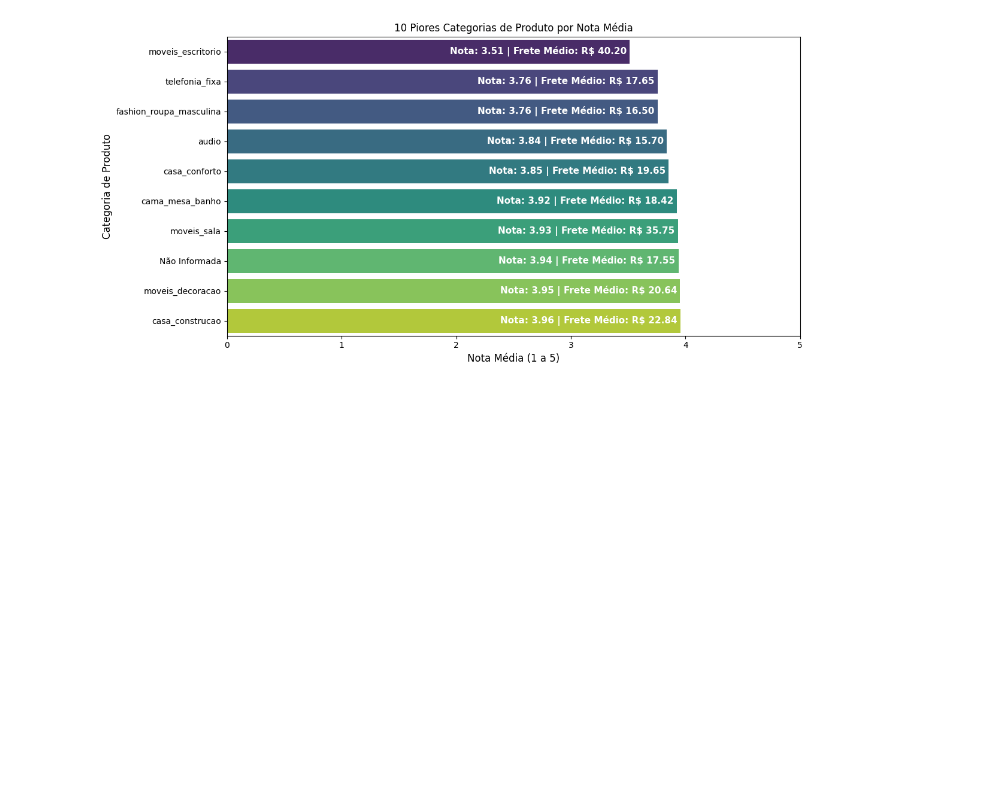
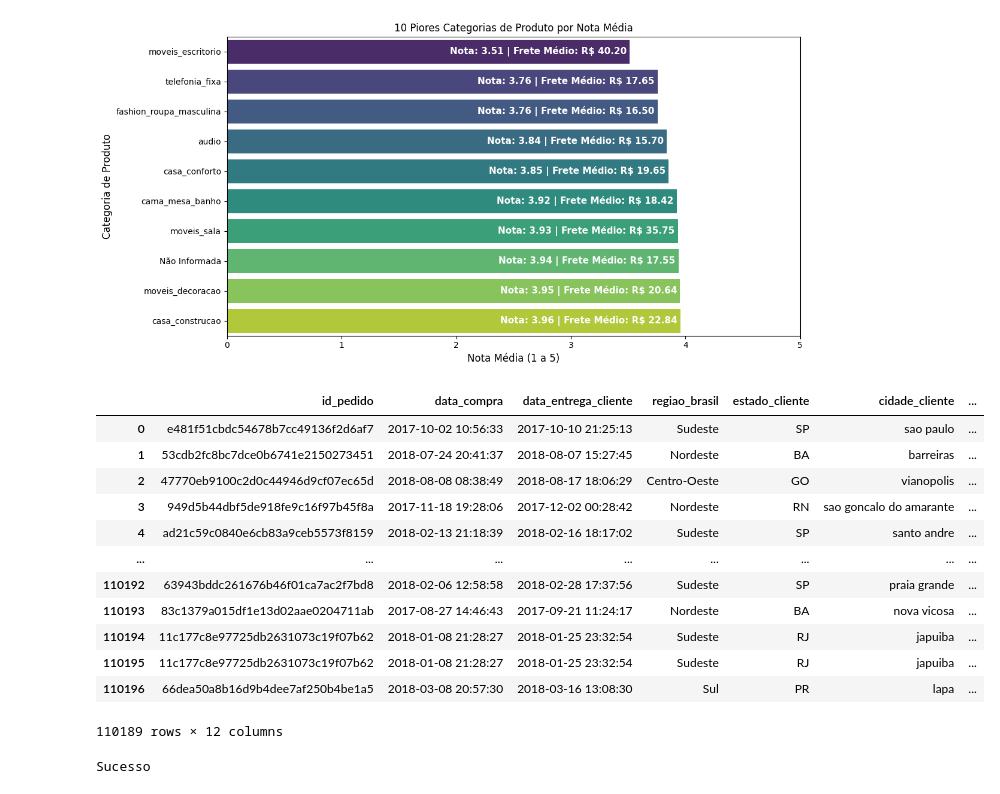
Before and after one commit to prkalva10/Collab, a Jupyter notebook: Analise_Dados_FINAL_Olist.ipynb, the cells around one changed output. Cells and saved outputs as stored; diff of their text form; code cells hidden in the pictures; blank space fills up the shorter version.

```diff
--- a/Analise_Dados_FINAL_Olist.ipynb
+++ b/Analise_Dados_FINAL_Olist.ipynb
@@ -674,3 +674,41 @@ Passing `palette` without assigning `hue` is deprecated and will be removed in v
 
   ax1 = sns.barplot(x='nota_media', y='categoria_produto', data=piores_categorias, palette='viridis', orient='h')
 [figure]
+# %%
+####### Finalização #######
+
+###### EXPORTAÇÃO DO DATAFRAME FINAL #####
+
+# df_main.info()
+
+# 1. Seleção das colunas estratégicas:
+
+colunas_estrategicas = ['id_pedido',
+                        'data_compra',
+                        'data_entrega_cliente',
+                        'regiao_brasil',
+                        'estado_cliente',
+                        'cidade_cliente',
+                        'categoria_produto',
+                        'preco_produto',
+                        'valor_frete',
+                        'nota_avaliacao',
+                        'atrazo_entrega_dias',
+                        'faixa_atraso']
+
+df_estrategico = df_main[colunas_estrategicas].copy()
+df_estrategico
+# %% [output]
+|  | id_pedido | data_compra | data_entrega_cliente | regiao_brasil | estado_cliente | cidade_cliente | ... |
+| 0 | e481f51cbdc54678b7cc49136f2d6af7 | 2017-10-02 10:56:33 | 2017-10-10 21:25:13 | Sudeste | SP | sao paulo | ... |
+| 1 | 53cdb2fc8bc7dce0b6741e2150273451 | 2018-07-24 20:41:37 | 2018-08-07 15:27:45 | Nordeste | BA | barreiras | ... |
+| 2 | 47770eb9100c2d0c44946d9cf07ec65d | 2018-08-08 08:38:49 | 2018-08-17 18:06:29 | Centro-Oeste | GO | vianopolis | ... |
+| 3 | 949d5b44dbf5de918fe9c16f97b45f8a | 2017-11-18 19:28:06 | 2017-12-02 00:28:42 | Nordeste | RN | sao goncalo do amarante | ... |
+| 4 | ad21c59c0840e6cb83a9ceb5573f8159 | 2018-02-13 21:18:39 | 2018-02-16 18:17:02 | Sudeste | SP | santo andre | ... |
+| ... | ... | ... | ... | ... | ... | ... | ... |
+| 110192 | 63943bddc261676b46f01ca7ac2f7bd8 | 2018-02-06 12:58:58 | 2018-02-28 17:37:56 | Sudeste | SP | praia grande | ... |
+| 110193 | 83c1379a015df1e13d02aae0204711ab | 2017-08-27 14:46:43 | 2017-09-21 11:24:17 | Nordeste | BA | nova vicosa | ... |
+| 110194 | 11c177c8e97725db2631073c19f07b62 | 2018-01-08 21:28:27 | 2018-01-25 23:32:54 | Sudeste | RJ | japuiba | ... |
+| 110195 | 11c177c8e97725db2631073c19f07b62 | 2018-01-08 21:28:27 | 2018-01-25 23:32:54 | Sudeste | RJ | japuiba | ... |
+| 110196 | 66dea50a8b16d9b4dee7af250b4be1a5 | 2018-03-08 20:57:30 | 2018-03-16 13:08:30 | Sul | PR | lapa | ... |
+110189 rows × 12 columns
@@ -676,0 +726,7 @@ Passing `palette` without assigning `hue` is deprecated and will be removed in v
+# %%
+# 4. Exportação
+nome_arquivo = 'df_estrategico_Olist_final.csv'
+df_estrategico.to_csv(nome_arquivo, index=False, encoding='utf-8')
+print(f"Sucesso ")
+# %% [output]
+Sucesso
```
Also changed, not shown: parts of 1 cell of this notebook.
